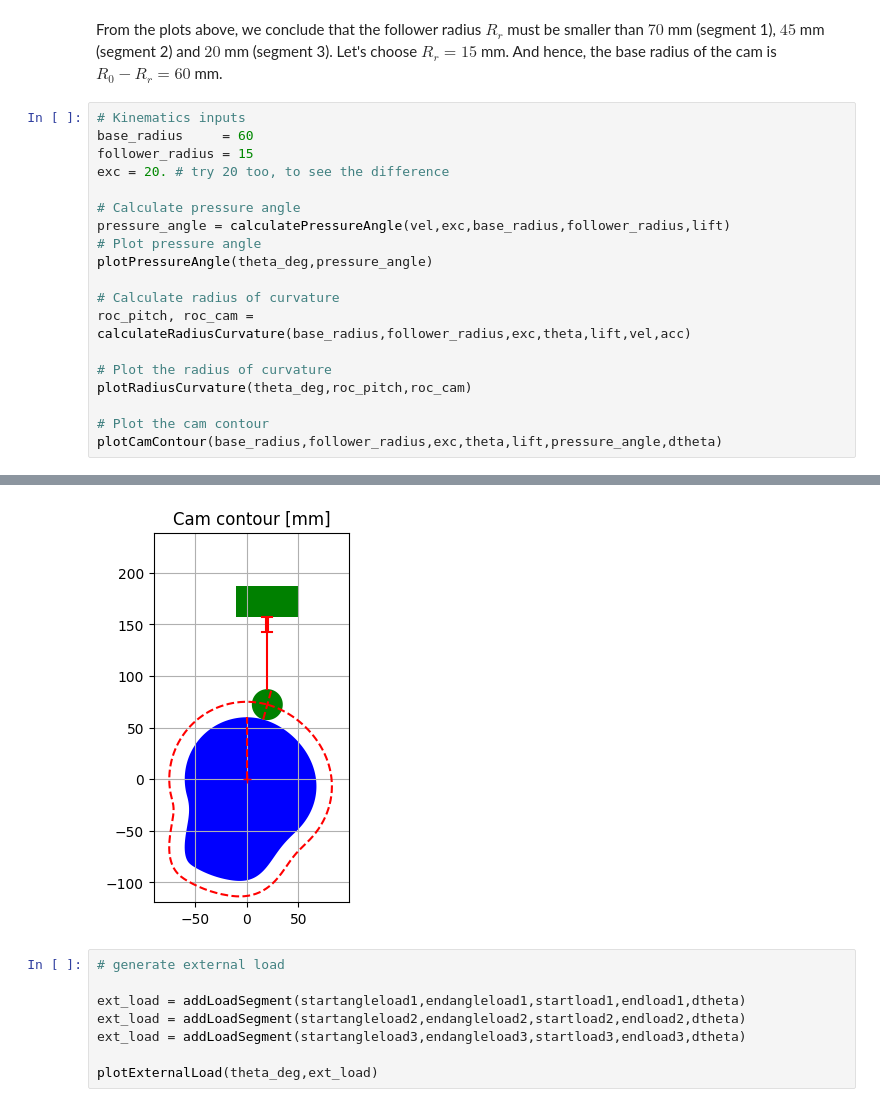
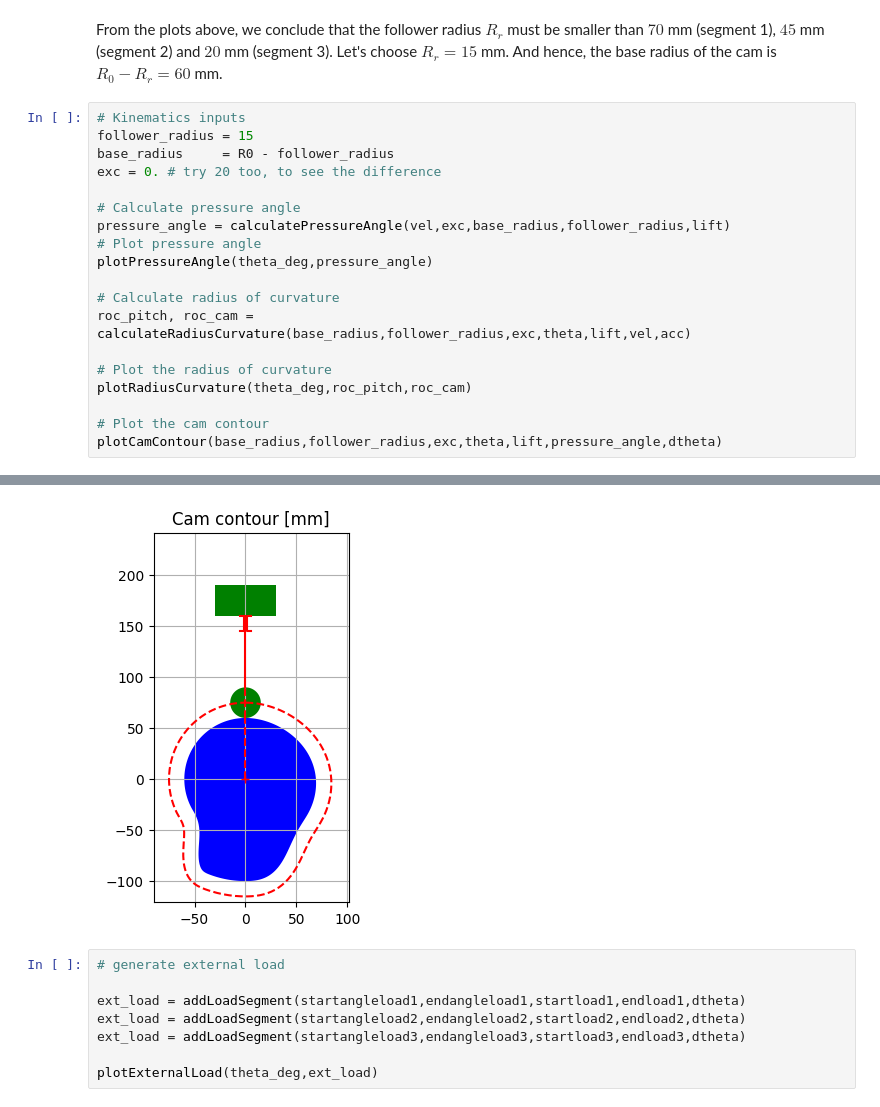
Before and after one commit to wiskiv1/ProjectBeweging, a Jupyter notebook: nokken.ipynb, the cells around one changed output, grey strips where cells are left out. Saved outputs shown, nothing was run; the diff lists cells and outputs as text.

```diff
--- a/nokken.ipynb
+++ b/nokken.ipynb
@@ -649,9 +671,9 @@ From the plots above, we conclude that the follower radius $R_r$ must be smaller
 $45$ mm (segment 2) and $20$ mm (segment 3).  Let's choose $R_r = 15$ mm. And hence, the base radius of the cam is $R_0 - R_r = 60$ mm.
 # %%
 # Kinematics inputs
-base_radius     = 60
 follower_radius = 15
-exc = 20. # try 20 too, to see the difference
+base_radius     = R0 - follower_radius
+exc = 0. # try 20 too, to see the difference
 
 # Calculate pressure angle
 pressure_angle = calculatePressureAngle(vel,exc,base_radius,follower_radius,lift)
@@ -672,4 +694,4 @@ plotCamContour(base_radius,follower_radius,exc,theta,lift,pressure_angle,dtheta)
-[figure, old version]
+[figure, new version]
 # %%
 # generate external load
 
```
Also changed, not shown: parts of 5 cells of this notebook, 1 other file.
